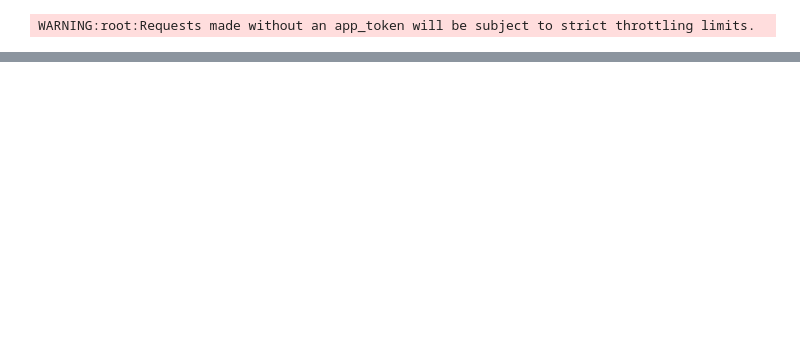
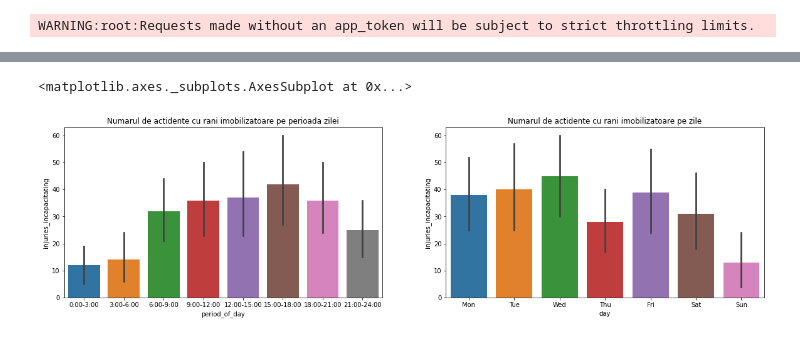
Before and after one commit to jafetimbre/optimus, a Jupyter notebook: src/proj/main.ipynb, the cells around one changed output, grey strips where cells are left out. Saved outputs shown, nothing was run; the diff lists cells and outputs as text; code cells hidden in the pictures; blank space fills up the shorter version.

```diff
--- a/src/proj/main.ipynb
+++ b/src/proj/main.ipynb
@@ -68,0 +150,11 @@ df = dask_bag.map(to_props).to_dataframe(meta=meta_types).set_index(['crash_date
+# %%
+fig, ax = plt.subplots(1,2, figsize=(20,5))
+
+ax[0].set_title('Numarul de actidente cu rani imobilizatoare pe perioada zilei')
+sns.barplot(x='period_of_day', y="injuries_incapacitating", data=d, estimator=np.sum, order=periods_of_day.keys(), ax=ax[0])
+
+ax[1].set_title('Numarul de actidente cu rani imobilizatoare pe zile')
+sns.barplot(x="day", y="injuries_incapacitating", data=d, estimator=np.sum, order=days, ax=ax[1])
+# %% [output]
+<matplotlib.axes._subplots.AxesSubplot at 0x...>
+[figure, added]
```
Also changed, not shown: parts of 23 cells of this notebook.
